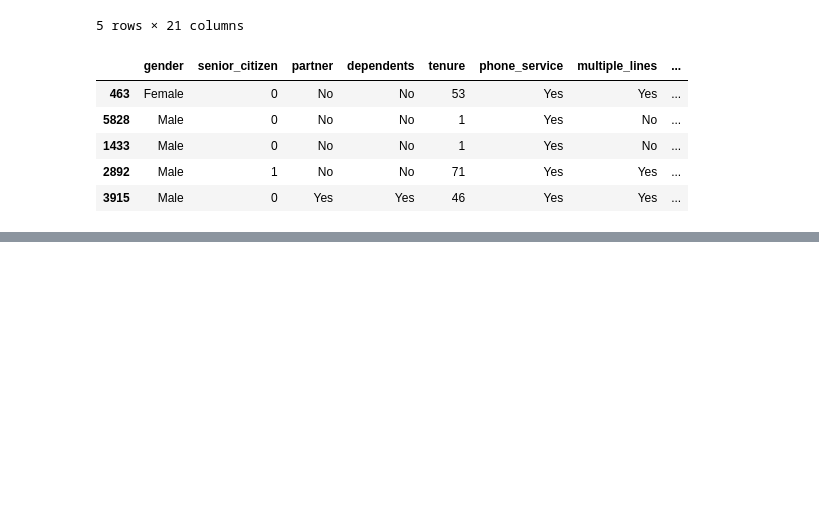
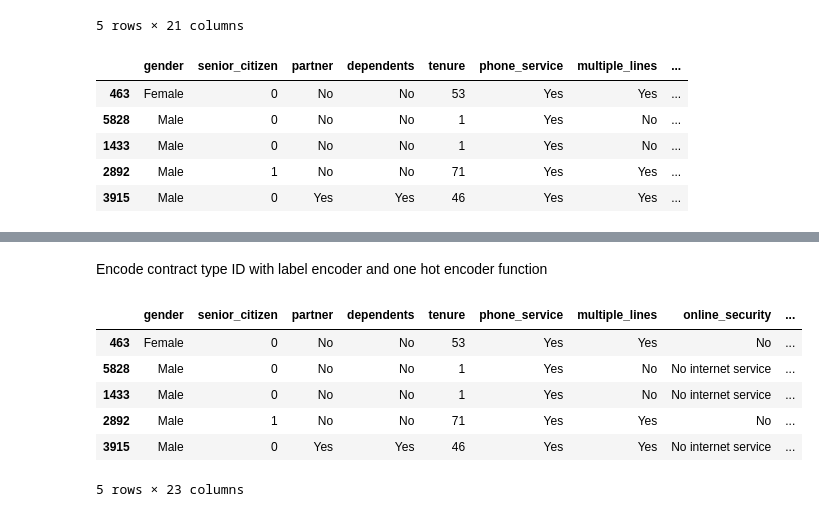
Before and after one commit to Jeff-Hutchins/telco-churn-project, a Jupyter notebook: encode_data.ipynb, the cells around one changed output, grey strips where cells are left out. Saved outputs shown, nothing was run; the diff lists cells and outputs as text; code cells hidden in the pictures; blank space fills up the shorter version.

```diff
--- a/encode_data.ipynb
+++ b/encode_data.ipynb
@@ -62,0 +106,11 @@ AttributeError: 'Series' object has no attribute 'gender'
+# %%
+X_train = X_train.drop(columns=[1, 2, 3])
+X_test = X_test.drop(columns=[1, 2, 3])
+# %% [markdown]
+Encode contract type ID with label encoder and one hot encoder function
+# %%
+X_train, X_test = encode(X_train, X_test, 'contract_type_id')
+# %%
+X_train['Month-to-Month'] = X_train[1]
+X_train['One Year'] = X_train[2]
+X_train['Two Year'] = X_train[3]
@@ -62,0 +121,15 @@ AttributeError: 'Series' object has no attribute 'gender'
+# %%
+X_train = X_train.drop(columns='contract_type_id')
+X_test = X_test.drop(columns='contract_type_id')
+X_train = X_train.drop(columns=[1, 2, 3])
+X_test = X_test.drop(columns=[1, 2, 3])
+# %%
+X_train.head()
+# %% [output]
+|  | gender | senior_citizen | partner | dependents | tenure | phone_service | multiple_lines | online_security | ... |
+| 463 | Female | 0 | No | No | 53 | Yes | Yes | No | ... |
+| 5828 | Male | 0 | No | No | 1 | Yes | No | No internet service | ... |
+| 1433 | Male | 0 | No | No | 1 | Yes | No | No internet service | ... |
+| 2892 | Male | 1 | No | No | 71 | Yes | Yes | No | ... |
+| 3915 | Male | 0 | Yes | Yes | 46 | Yes | Yes | No internet service | ... |
+5 rows × 23 columns
```
Also changed, not shown: parts of 8 cells of this notebook, 6 other files.
